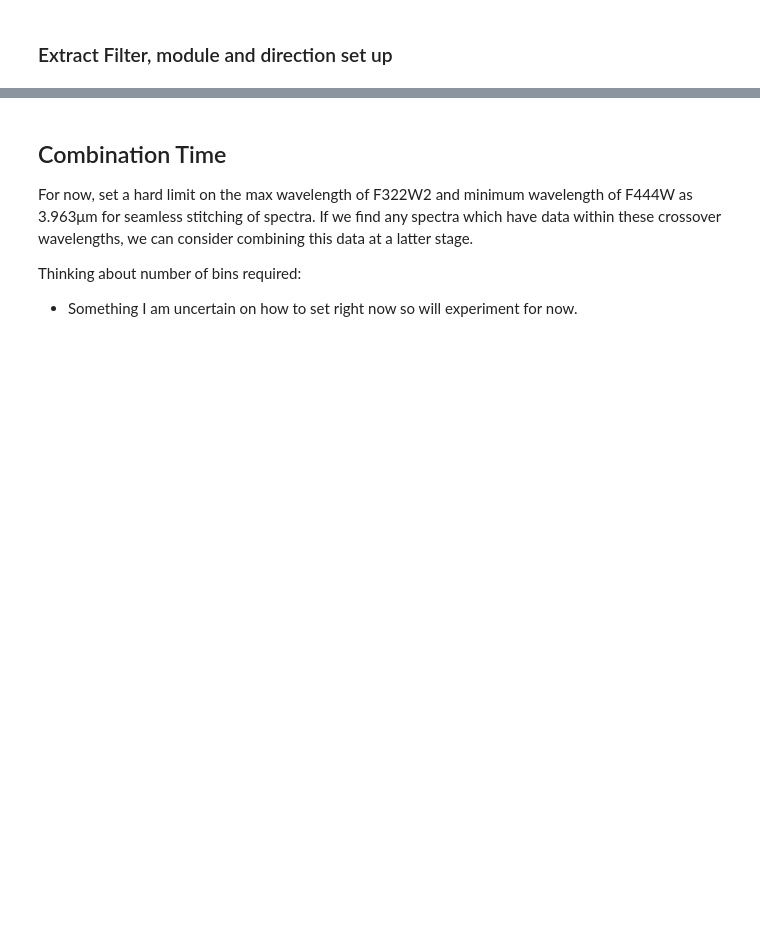
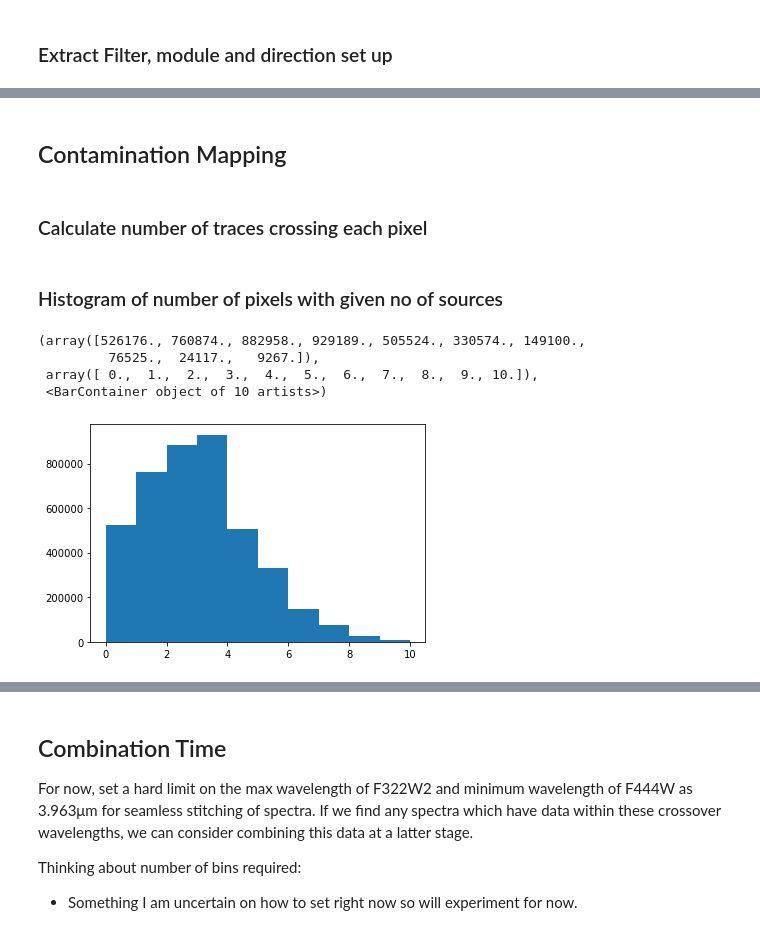
Before and after one commit to ou-astrophysics/NIRCam-WFSS-ERS-Spectral-Extraction, a Jupyter notebook: Spectra_Combination.ipynb, the cells around one changed output, grey strips where cells are left out. Cells and saved outputs as stored; diff of their text form; code cells hidden in the pictures; blank space fills up the shorter version.

```diff
--- a/Spectra_Combination.ipynb
+++ b/Spectra_Combination.ipynb
@@ -270,0 +467,27 @@ for idx , (res_arr,trace_x,trace_y,trace_WL,in_frame_data) in enumerate(zip(prim
+# %% [markdown]
+## Contamination Mapping
+# %% [markdown]
+### Calculate number of traces crossing each pixel
+# %%
+full_im_pixel_coords = np.mgrid[:2048,:2048].T.reshape((-1,2))
+
+source_num_contam_map = np.sum([compute1stOrderTraceBox(
+    (x,y),
+    filter_=filter_,
+    module=module,
+    direction=direction,
+    ec="orange",
+    lw="2",
+    fc="none",
+    # simYDisp=True,
+).contains_points(full_im_pixel_coords).reshape((2048,2048)) for sourceID, (x,y) in enumerate(zip(frame_info_merge.Direct_X_pixel, frame_info_merge.Direct_Y_pixel))],axis=0)
+# %% [markdown]
+### Histogram of number of pixels with given no of sources
+# %%
+mplplot.hist(source_num_contam_map.ravel())#,bins=np.arange(-0.5,10.5,1))
+# %% [output]
+(array([526176., 760874., 882958., 929189., 505524., 330574., 149100.,
+         76525.,  24117.,   9267.]),
+ array([ 0.,  1.,  2.,  3.,  4.,  5.,  6.,  7.,  8.,  9., 10.]),
+ <BarContainer object of 10 artists>)
+[figure, added]
```
Also changed, not shown: parts of 126 cells of this notebook, 6 other files.
